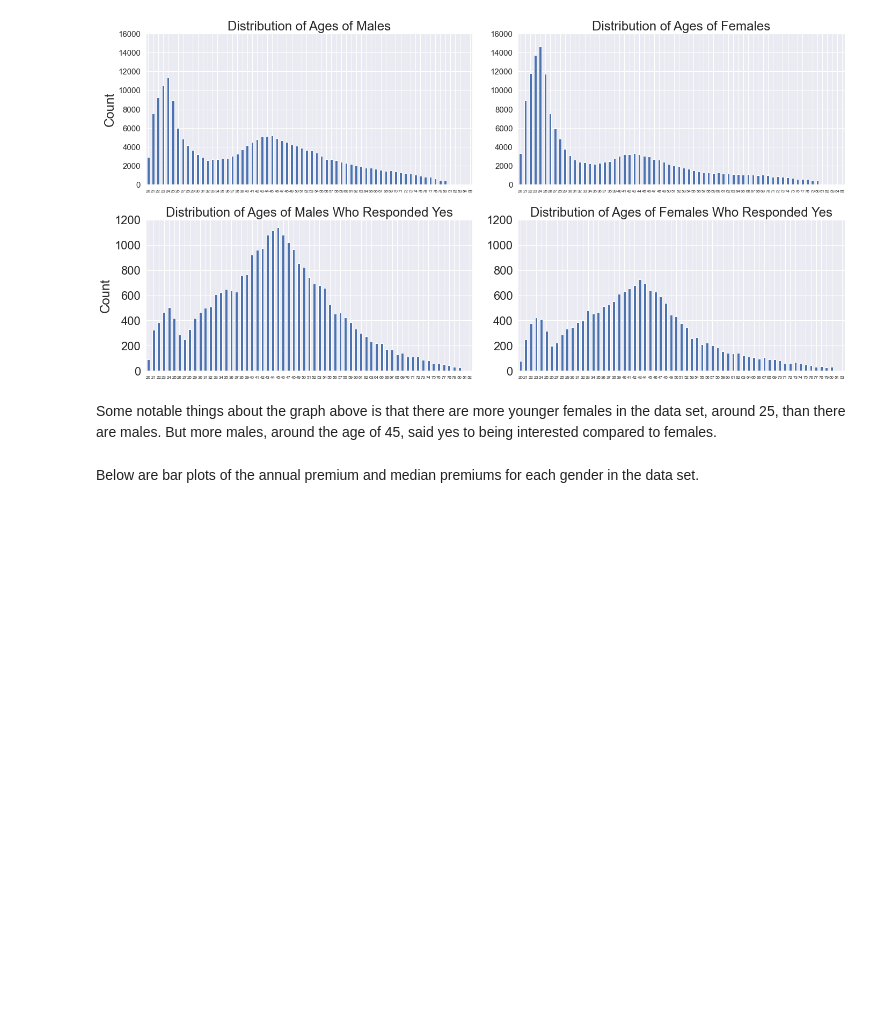
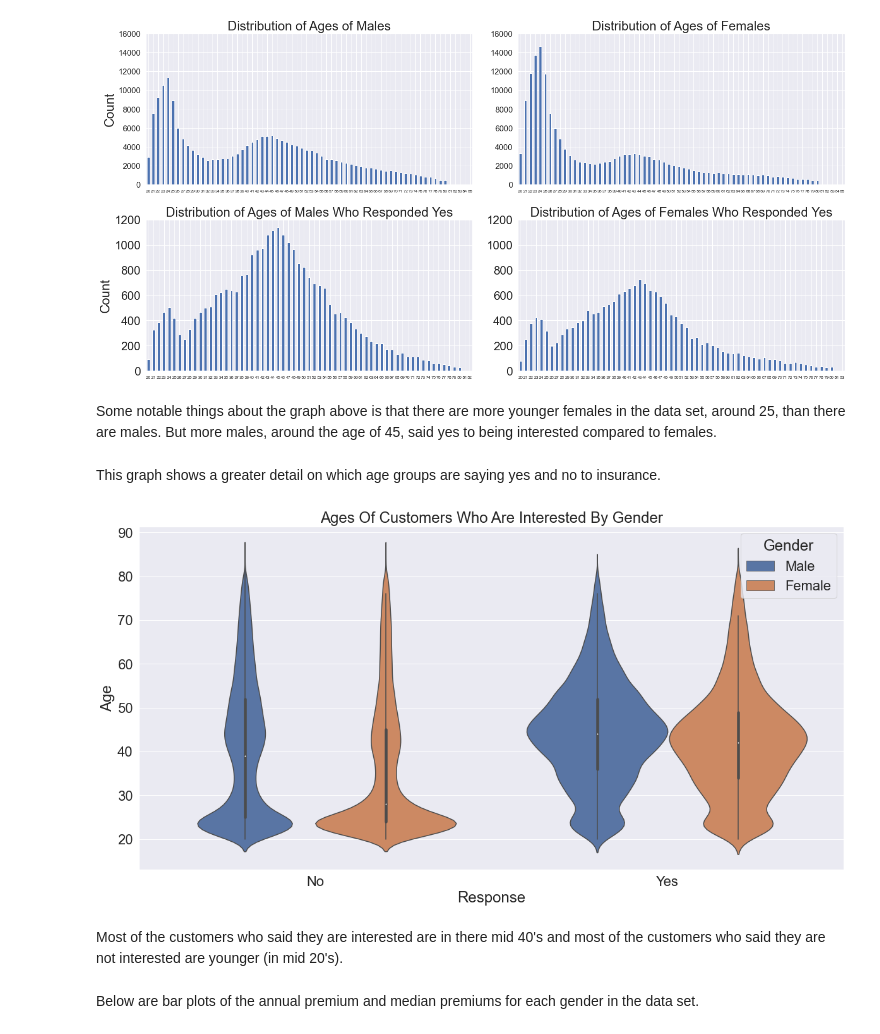
Before and after one commit to krndxs/CST383, a Jupyter notebook: car_insurance_predictions.ipynb, the cells around one changed output. Drawn from its saved outputs; the diff is of its cells as text; code cells hidden in the pictures; blank space fills up the shorter version.

```diff
--- a/car_insurance_predictions.ipynb
+++ b/car_insurance_predictions.ipynb
@@ -274,6 +261,17 @@ plt.tight_layout();
 [figure]
 # %% [markdown]
 Some notable things about the graph above is that there are more younger females in the data set, around 25, than there are males. But more males, around the age of 45, said yes to being interested compared to females.
+# %% [markdown]
+This graph shows a greater detail on which age groups are saying yes and no to insurance.
+# %%
+sns.violinplot(data=df, y='Age', x='Response', hue='Gender')
+plt.title('Ages Of Customers Who Are Interested By Gender')
+plt.xlabel('Response')
+plt.xticks([0,1],('No', 'Yes'), rotation=0);
+# %% [output]
+[figure, added]
+# %% [markdown]
+Most of the customers who said they are interested are in there mid 40's and most of the customers who said they are not interested are younger (in mid 20's).
 # %% [markdown]
 Below are bar plots of the annual premium and median premiums for each gender in the data set.
 # %%
```
Also changed, not shown: parts of 62 cells of this notebook.
